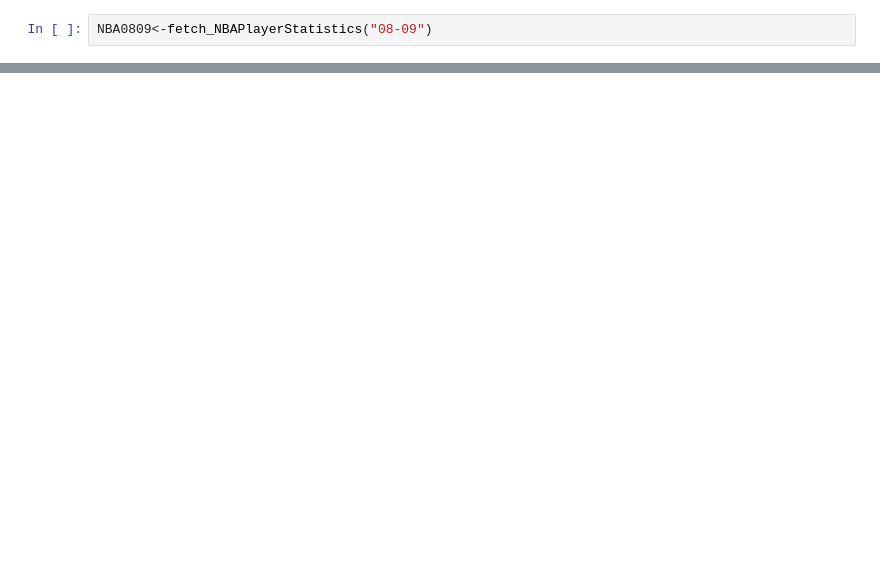
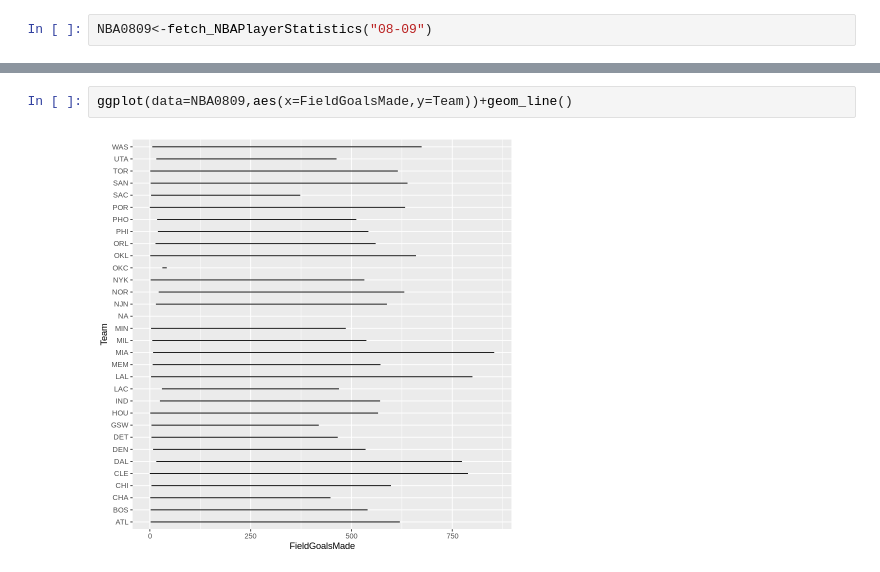
Before and after one commit to mia-netizen/bigdata, a Jupyter notebook: 0420期中考.ipynb, the cells around one changed output, grey strips where cells are left out. Drawn from its saved outputs; the diff is of its cells as text; blank space fills up the shorter version.

```diff
--- a/0420期中考.ipynb
+++ b/0420期中考.ipynb
@@ -156,0 +183,4 @@ ggplot(df,aes(x=gp,y=y))+geom_polygon()
+# %%
+ggplot(data=NBA0809,aes(x=FieldGoalsMade,y=Team))+geom_line()
+# %% [output]
+[figure, added]
```
Also changed, not shown: parts of 13 cells of this notebook.
